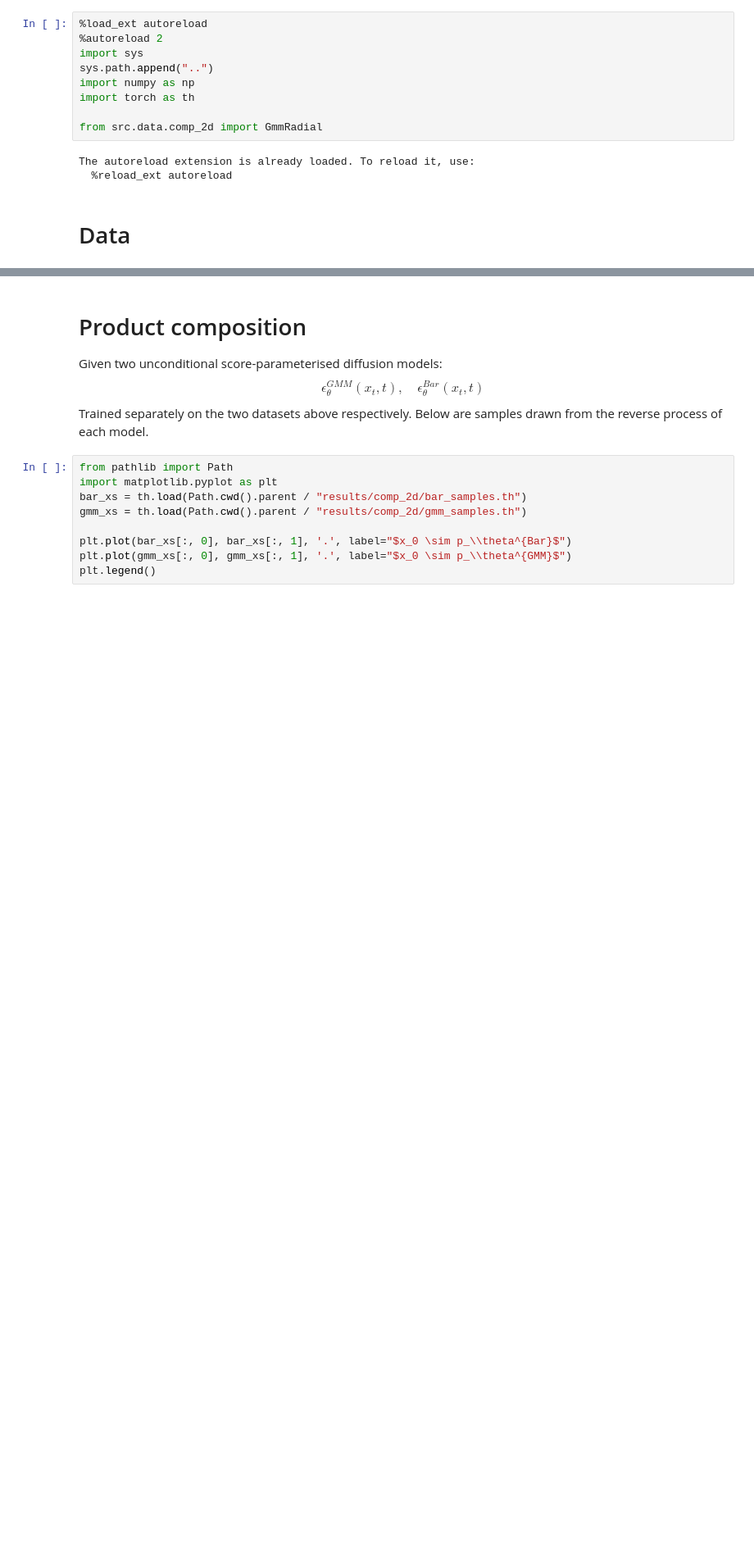
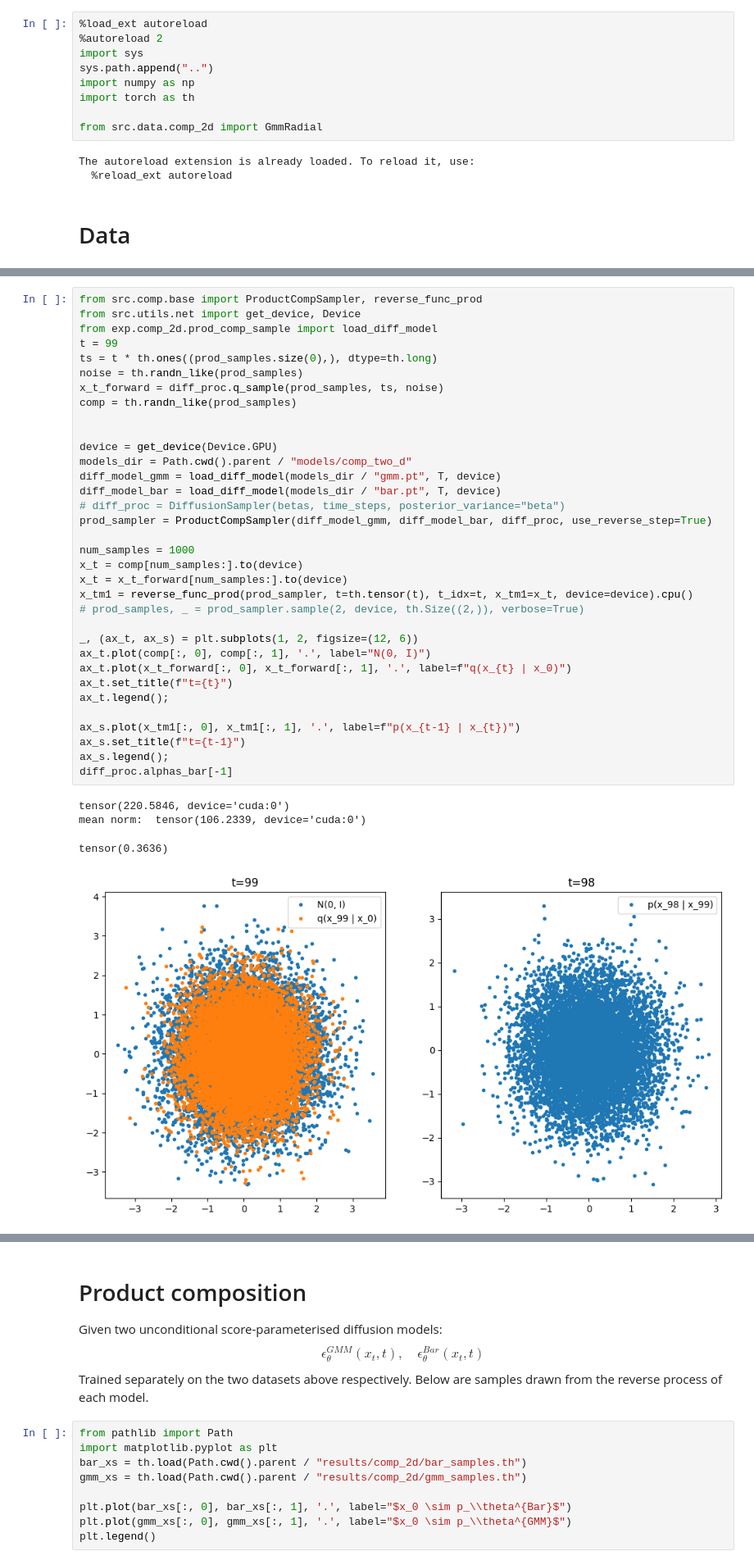
Before and after one commit to jackonelli/mcmc_corr_score_diffusion, a Jupyter notebook: nbs/2d_comp.ipynb, the cells around one changed output, grey strips where cells are left out. Shown at 82% size. Saved outputs shown, nothing was run; the diff lists cells and outputs as text; blank space fills up the shorter version.

```diff
--- a/nbs/2d_comp.ipynb
+++ b/nbs/2d_comp.ipynb
@@ -31,0 +73,39 @@ plt.plot(gmm_samples[:, 0], gmm_samples[:, 1], 'b.')
+# %%
+from src.comp.base import ProductCompSampler, reverse_func_prod
+from src.utils.net import get_device, Device
+from exp.comp_2d.prod_comp_sample import load_diff_model
+t = 99
+ts = t * th.ones((prod_samples.size(0),), dtype=th.long)
+noise = th.randn_like(prod_samples)
+x_t_forward = diff_proc.q_sample(prod_samples, ts, noise)
+comp = th.randn_like(prod_samples)
+
+
+device = get_device(Device.GPU)
+models_dir = Path.cwd().parent / "models/comp_two_d"
+diff_model_gmm = load_diff_model(models_dir / "gmm.pt", T, device)
+diff_model_bar = load_diff_model(models_dir / "bar.pt", T, device)
+# diff_proc = DiffusionSampler(betas, time_steps, posterior_variance="beta")
+prod_sampler = ProductCompSampler(diff_model_gmm, diff_model_bar, diff_proc, use_reverse_step=True)
+
+num_samples = 1000
+x_t = comp[num_samples:].to(device)
+x_t = x_t_forward[num_samples:].to(device)
+x_tm1 = reverse_func_prod(prod_sampler, t=th.tensor(t), t_idx=t, x_tm1=x_t, device=device).cpu()
+# prod_samples, _ = prod_sampler.sample(2, device, th.Size((2,)), verbose=True)
+
+_, (ax_t, ax_s) = plt.subplots(1, 2, figsize=(12, 6))
+ax_t.plot(comp[:, 0], comp[:, 1], '.', label="N(0, I)")
+ax_t.plot(x_t_forward[:, 0], x_t_forward[:, 1], '.', label=f"q(x_{t} | x_0)")
+ax_t.set_title(f"t={t}")
+ax_t.legend();
+
+ax_s.plot(x_tm1[:, 0], x_tm1[:, 1], '.', label=f"p(x_{t-1} | x_{t})")
+ax_s.set_title(f"t={t-1}")
+ax_s.legend();
+diff_proc.alphas_bar[-1]
+# %% [output]
+tensor(220.5846, device='cuda:0')
+mean norm:  tensor(106.2339, device='cuda:0')
+tensor(0.3636)
+[figure, added]
```
Also changed, not shown: parts of 10 cells of this notebook, 6 other files.
